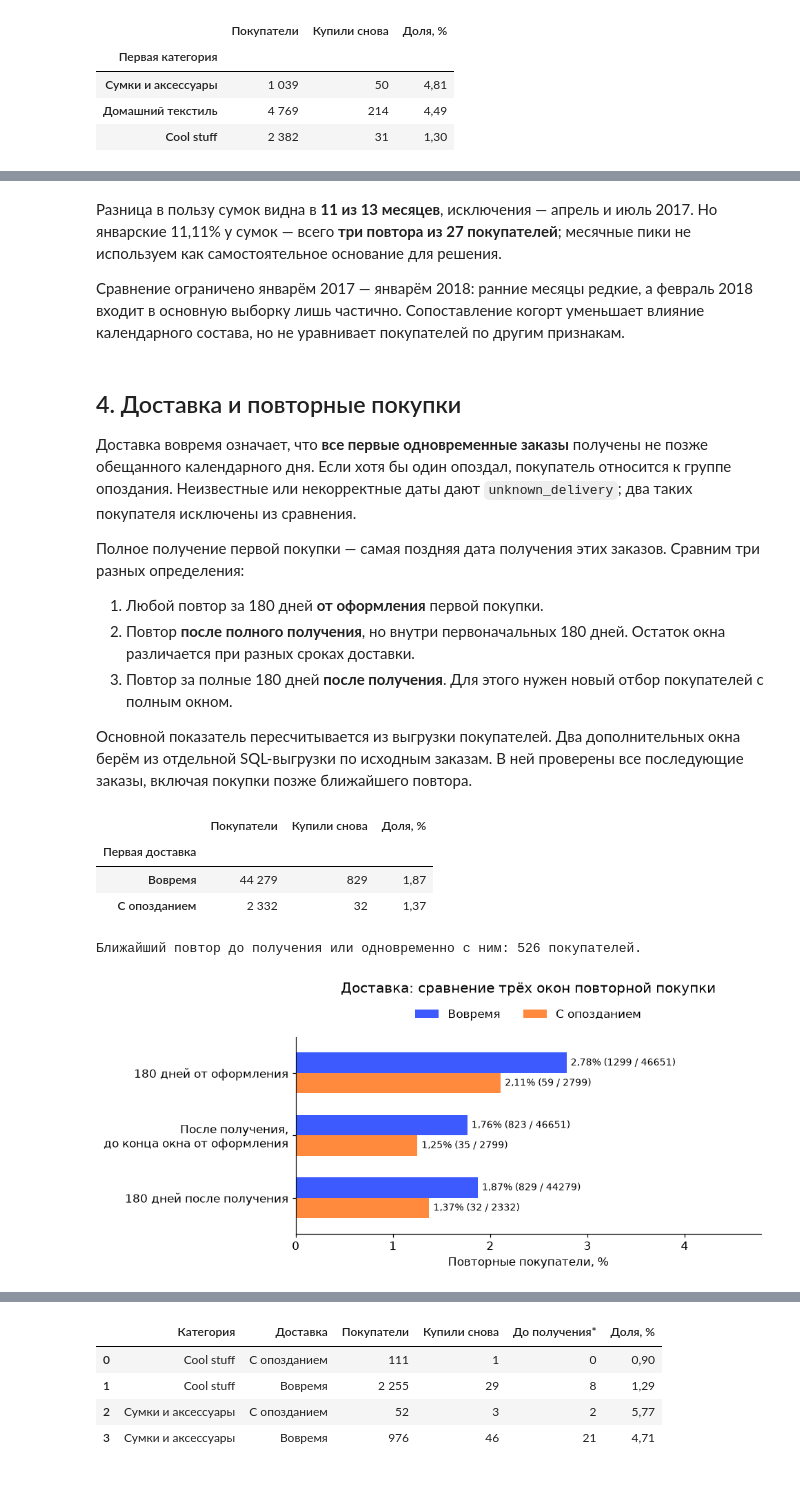
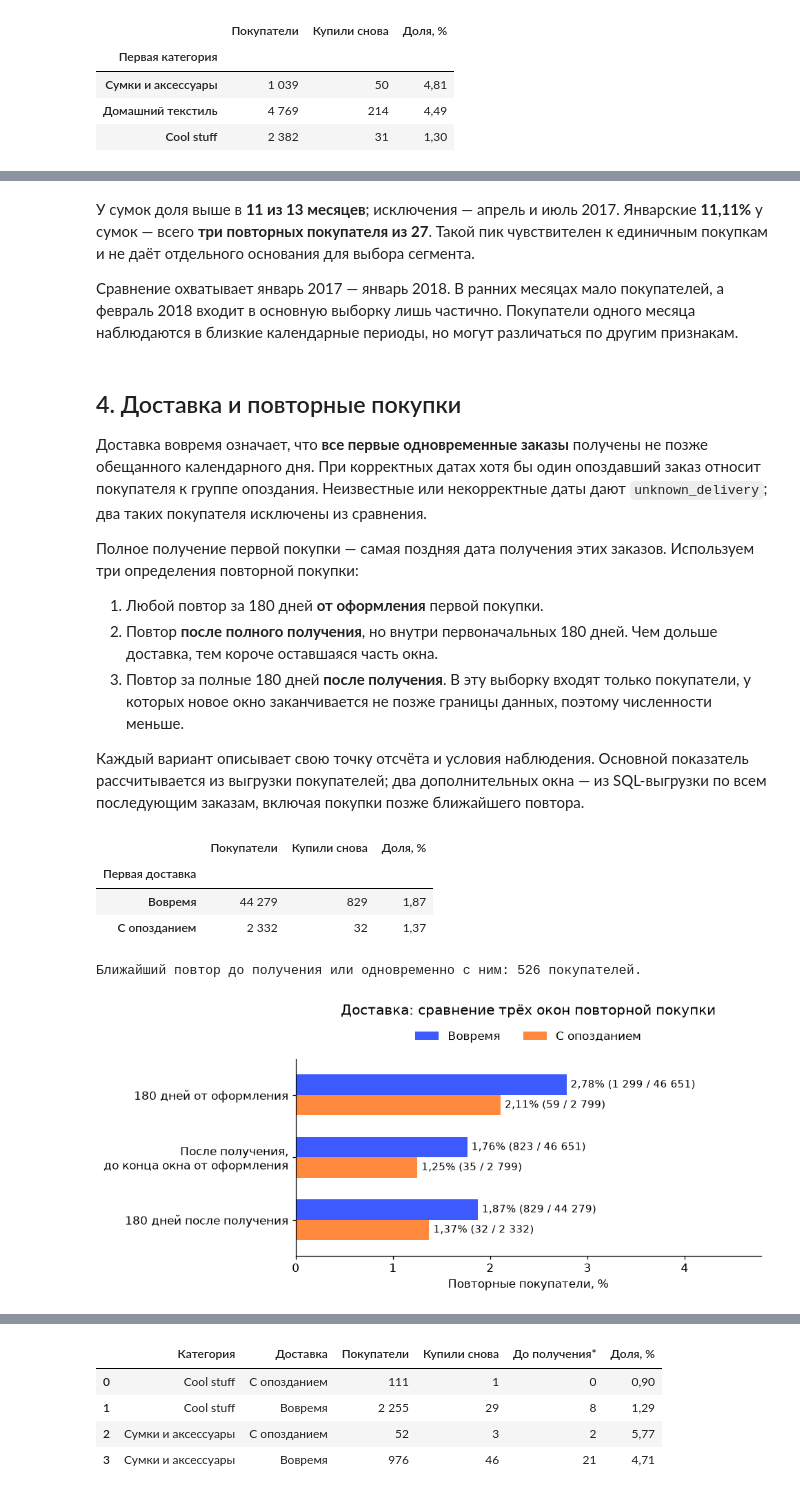
Before and after one commit to Alina-lab/ecommerce-retention-analysis, a Jupyter notebook: olist_retention_analysis.ipynb, the cells around one changed output, grey strips where cells are left out. Drawn from its saved outputs; the diff is of its cells as text; code cells hidden in the pictures.

```diff
--- a/olist_retention_analysis.ipynb
+++ b/olist_retention_analysis.ipynb
@@ -170,19 +169,19 @@ plt.show()
 # %% [markdown]
-Разница в пользу сумок видна в **11 из 13 месяцев**, исключения — апрель и июль 2017. Но январские 11,11% у сумок — всего **три повтора из 27 покупателей**; месячные пики не используем как самостоятельное основание для решения.
+У сумок доля выше в **11 из 13 месяцев**; исключения — апрель и июль 2017. Январские **11,11%** у сумок — всего **три повторных покупателя из 27**. Такой пик чувствителен к единичным покупкам и не даёт отдельного основания для выбора сегмента.
 
-Сравнение ограничено январём 2017 — январём 2018: ранние месяцы редкие, а февраль 2018 входит в основную выборку лишь частично. Сопоставление когорт уменьшает влияние календарного состава, но не уравнивает покупателей по другим признакам.
+Сравнение охватывает январь 2017 — январь 2018. В ранних месяцах мало покупателей, а февраль 2018 входит в основную выборку лишь частично. Покупатели одного месяца наблюдаются в близкие календарные периоды, но могут различаться по другим признакам.
 # %% [markdown]
 ## 4. Доставка и повторные покупки
 
-Доставка вовремя означает, что **все первые одновременные заказы** получены не позже обещанного календарного дня. Если хотя бы один опоздал, покупатель относится к группе опоздания. Неизвестные или некорректные даты дают `unknown_delivery`; два таких покупателя исключены из сравнения.
+Доставка вовремя означает, что **все первые одновременные заказы** получены не позже обещанного календарного дня. При корректных датах хотя бы один опоздавший заказ относит покупателя к группе опоздания. Неизвестные или некорректные даты дают `unknown_delivery`; два таких покупателя исключены из сравнения.
 
-Полное получение первой покупки — самая поздняя дата получения этих заказов. Сравним три разных определения:
+Полное получение первой покупки — самая поздняя дата получения этих заказов. Используем три определения повторной покупки:
 
 1. Любой повтор за 180 дней **от оформления** первой покупки.
-2. Повтор **после полного получения**, но внутри первоначальных 180 дней. Остаток окна различается при разных сроках доставки.
-3. Повтор за полные 180 дней **после получения**. Для этого нужен новый отбор покупателей с полным окном.
+2. Повтор **после полного получения**, но внутри первоначальных 180 дней. Чем дольше доставка, тем короче оставшаяся часть окна.
+3. Повтор за полные 180 дней **после получения**. В эту выборку входят только покупатели, у которых новое окно заканчивается не позже границы данных, поэтому численности меньше.
 
-Основной показатель пересчитывается из выгрузки покупателей. Два дополнительных окна берём из отдельной SQL-выгрузки по исходным заказам. В ней проверены все последующие заказы, включая покупки позже ближайшего повтора.
+Каждый вариант описывает свою точку отсчёта и условия наблюдения. Основной показатель рассчитывается из выгрузки покупателей; два дополнительных окна — из SQL-выгрузки по всем последующим заказам, включая покупки позже ближайшего повтора.
 # %%
 delivery = data.groupby("delivery_group")["returned_180"].agg(buyers="size", returned_buyers="sum")
 base = delivery.loc[["on_time", "late"]].reset_index().assign(window="purchase_180")
@@ -207,27 +206,27 @@ print(f"Ближайший повтор до получения или одно
 # %%
 windows = ["purchase_180", "after_delivery_in_purchase_180", "delivery_180"]
 window_names = {
     "purchase_180": "180 дней от оформления",
     "after_delivery_in_purchase_180": "После получения,\nдо конца окна от оформления",
     "delivery_180": "180 дней после получения",
 }
 plot = checks.pivot(index="window", columns="delivery_group", values="repeat_rate_pct")
 plot = plot.loc[windows, ["on_time", "late"]].rename(index=window_names, columns=groups)
 ax = plot.plot(kind="barh", color=[blue, orange], figsize=(9, 4.1), width=0.65)
 ax.invert_yaxis()
 for group, bars in zip(["on_time", "late"], ax.containers):
     rows = checks[checks["delivery_group"].eq(group)].set_index("window").loc[windows]
     ax.bar_label(bars, labels=[
-        f"{row.repeat_rate_pct:.2f}% ({row.returned_buyers} / {row.buyers})".replace(".", ",")
+        f"{row.repeat_rate_pct:.2f}% ({row.returned_buyers:,} / {row.buyers:,})".replace(",", " ").replace(".", ",")
         for row in rows.itertuples()
-    ], padding=4, fontsize=9)
+    ], padding=4, fontsize=10)
 ax.set_xlim(0, checks["repeat_rate_pct"].max() + 2.0)
 ax.set_title("Доставка: сравнение трёх окон повторной покупки", pad=42)
 ax.set_xlabel("Повторные покупатели, %")
 ax.set_ylabel("")
 ax.legend(loc="lower center", bbox_to_anchor=(0.5, 1.03), ncol=2, frameon=False)
 plt.tight_layout()
 plt.show()
 # %% [output]
-[figure, old version]
+[figure, new version]
 # %% [markdown]
```
Also changed, not shown: parts of 10 cells of this notebook, 1 other file.
